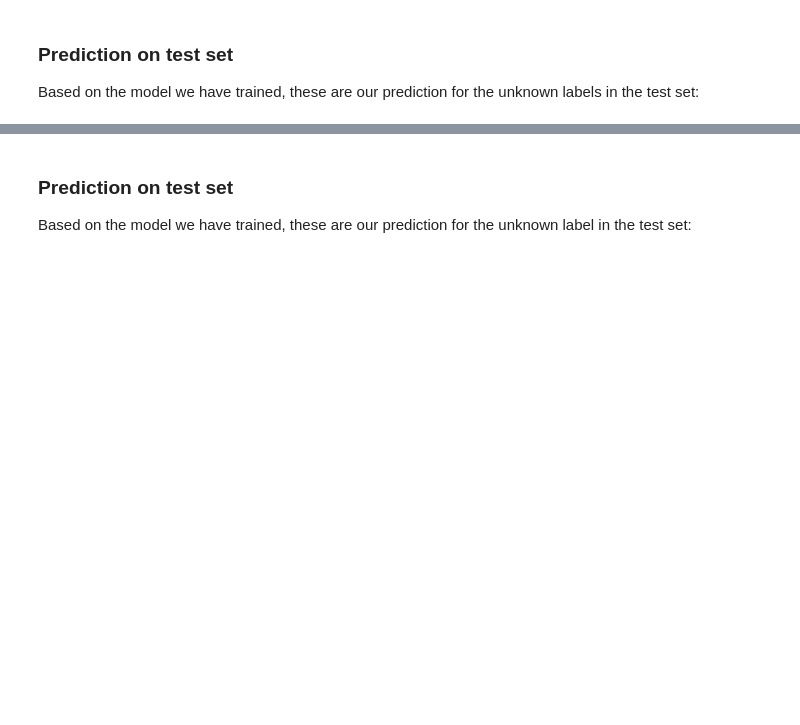
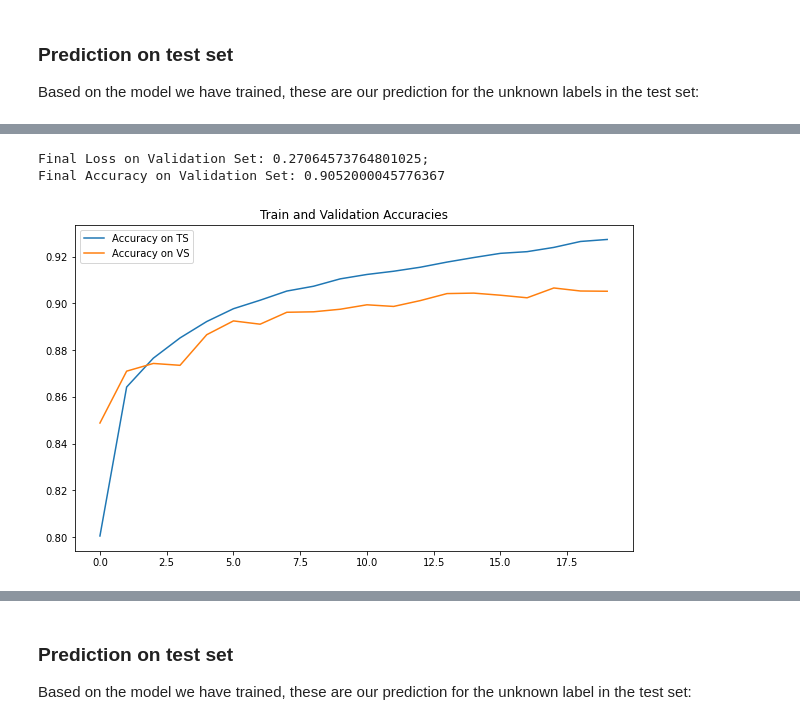
Before and after one commit to rmazzier/MLProjectDS-2020, a Jupyter notebook: All models.ipynb, the cells around one changed output, grey strips where cells are left out. Saved outputs shown, nothing was run; the diff lists cells and outputs as text; code cells hidden in the pictures; blank space fills up the shorter version.

Commit message:
Update all_models notebook with CNN part

```diff
--- a/All models.ipynb
+++ b/All models.ipynb
@@ -774,0 +841,9 @@ predictions_forest_file =predictions_forest_file.to_csv('data/y_predictions_fore
+# %%
+# function to plot accuracy on TS and VS in same figure
+
+def plot_accuracy(history):
+    plt.figure(figsize=(10,6))
+    plt.plot(history.epoch,history.history['accuracy'], label = "Accuracy on TS")
+    plt.plot(history.epoch,history.history['val_accuracy'], label = "Accuracy on VS")
+    plt.legend()
+    plt.title('Train and Validation Accuracies')
@@ -774,0 +862,27 @@ predictions_forest_file =predictions_forest_file.to_csv('data/y_predictions_fore
+# %%
+##### First Neural Network - One Convolutional layer (with pooling) and a single dense final layer ####
+
+def model1(input_shape):
+    X_input = Input(input_shape)
+
+    X = Conv2D(filters=16,
+               kernel_size=(3, 3),
+               name='conv0',
+               padding='same', #'same' preserve the dimension of input through the convolutions
+               activation='relu')(X_input)
+    X= MaxPooling2D(pool_size=(2, 2))(X)
+    X = Flatten()(X)
+    X = Dense(units=10, activation='softmax')(X)
+
+    model = Model(inputs = X_input, outputs = X, name='model1')
+
+    return model
+
+input_shape=(28,28,1)
+model1 = model1(input_shape)
+
+model1.compile(optimizer = "adam",
+               loss =  'sparse_categorical_crossentropy',
+               metrics = ["accuracy"])
+
+model1.summary()
@@ -774,0 +908,2 @@ predictions_forest_file =predictions_forest_file.to_csv('data/y_predictions_fore
+# %%
+history = model1.fit(x = x_train_sc, y = y_train_sc, epochs = 20, batch_size = 128, validation_data=(x_valid_sc, y_valid_sc))
@@ -774,0 +928,11 @@ predictions_forest_file =predictions_forest_file.to_csv('data/y_predictions_fore
+# %%
+# We see the performances of the model
+info = model1.evaluate(x_valid_sc, y_valid_sc, verbose=3)
+print("Final Loss on Validation Set: {}; \nFinal Accuracy on Validation Set: {}".format(info[0], info[1]))
+# %% [output]
+Final Loss on Validation Set: 0.27064573764801025;
+Final Accuracy on Validation Set: 0.9052000045776367
+# %%
+plot_accuracy(history)
+# %% [output]
+[figure, added]
```
Also changed, not shown: parts of 31 cells of this notebook.
